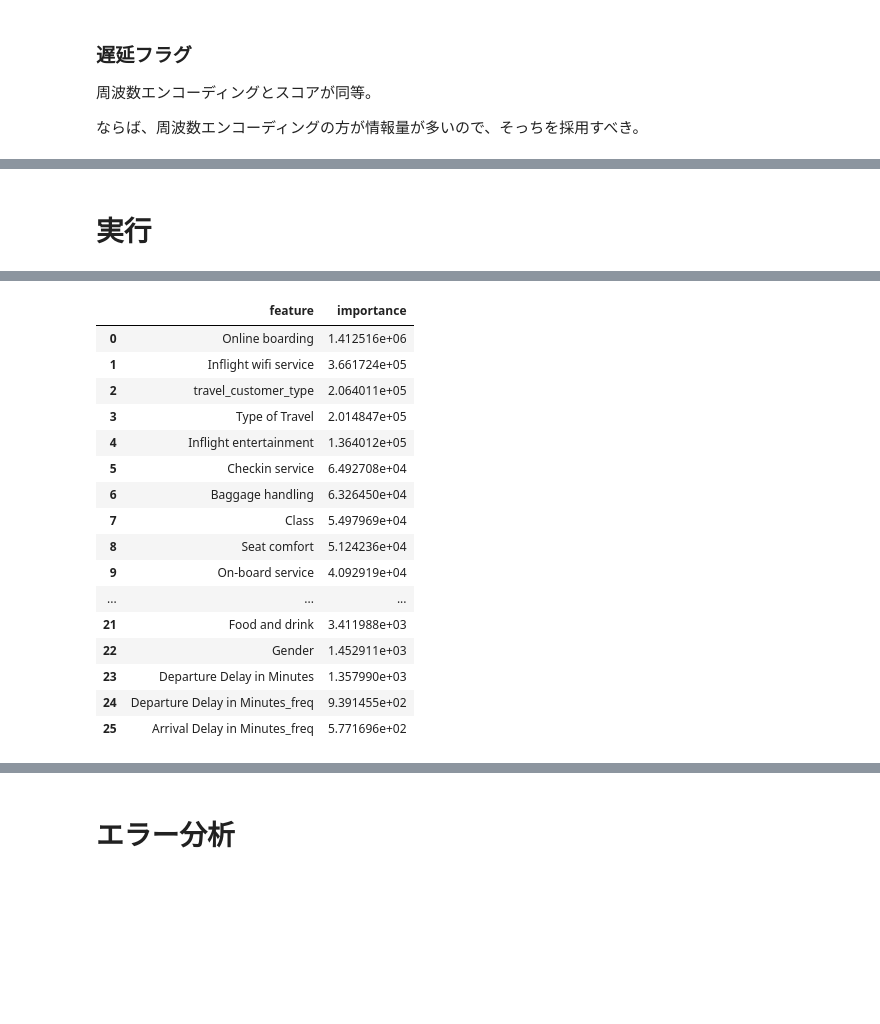
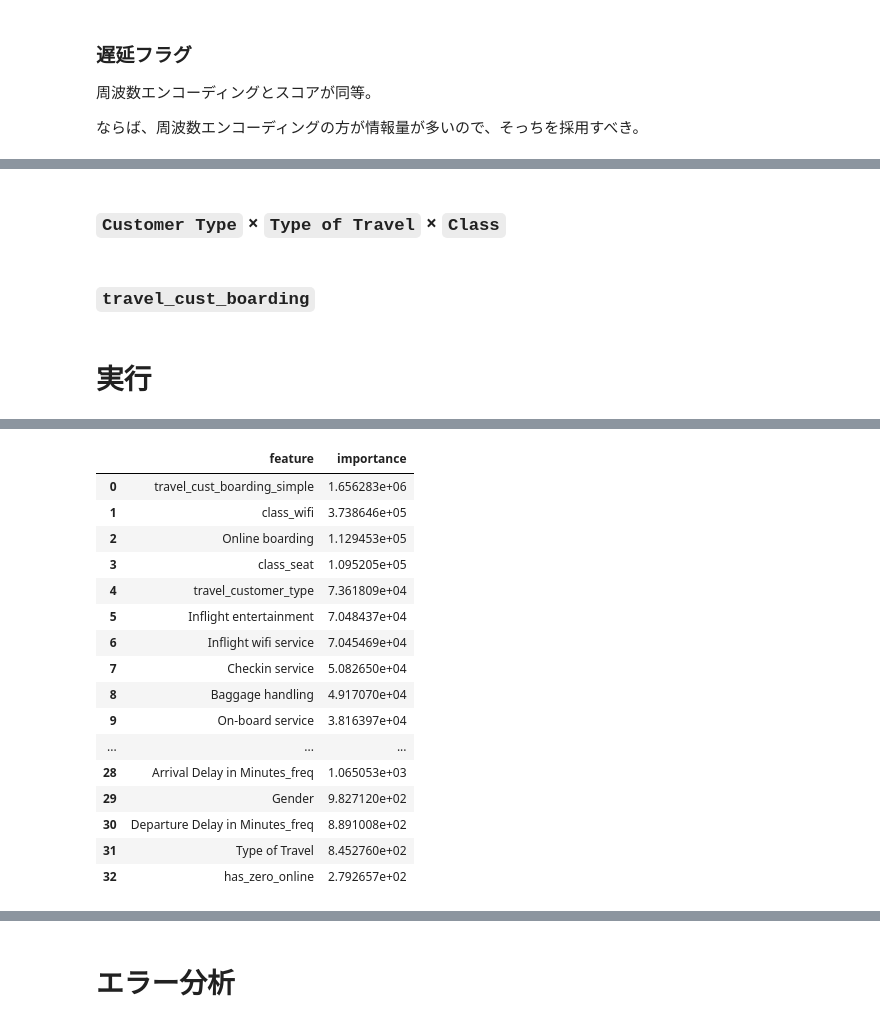
Before and after one commit to shoko-h-s/my_kaggle_solutions, a Jupyter notebook: eda-airline-satisfaction-japanese.ipynb, the cells around one changed output, grey strips where cells are left out. Saved outputs shown, nothing was run; the diff lists cells and outputs as text; code cells hidden in the pictures; blank space fills up the shorter version.

```diff
--- a/eda-airline-satisfaction-japanese.ipynb
+++ b/eda-airline-satisfaction-japanese.ipynb
@@ -247,0 +372,6 @@ test['travel_customer_type'] = test['Type of Travel'] + "_" + test['Customer Typ
+# %%
+train['class_wifi'] = train['Class'] + "_wifi_" + train['Inflight wifi service'].astype(str)
+test['class_wifi'] = test['Class'] + "_wifi_" + test['Inflight wifi service'].astype(str)
+
+train['class_seat'] = train['Class'] + "_seat_" + train['Seat comfort'].astype(str)
+test['class_seat'] = test['Class'] + "_seat_" + test['Seat comfort'].astype(str)
@@ -247,0 +384,10 @@ test['travel_customer_type'] = test['Type of Travel'] + "_" + test['Customer Typ
+# %%
+online_cols = ['Inflight wifi service', 'Ease of Online booking', 'Online boarding']
+
+# 1. いずれかのオンラインサービスが 0（対象外/不使用）かどうかのフラグ
+train['has_zero_online'] = (train[online_cols] == 0).any(axis=1).astype(int)
+test['has_zero_online'] = (test[online_cols] == 0).any(axis=1).astype(int)
+
+# 2. 0 の個数をカウント
+train['zero_online_count'] = (train[online_cols] == 0).sum(axis=1)
+test['zero_online_count'] = (test[online_cols] == 0).sum(axis=1)
@@ -247,0 +400,11 @@ test['travel_customer_type'] = test['Type of Travel'] + "_" + test['Customer Typ
+# %%
+train["travel_time_convenient"] = (
+    train["Type of Travel"]
+    + "_time_"
+    + train["Departure/Arrival time convenient"].astype(str)
+)
+test["travel_time_convenient"] = (
+    test["Type of Travel"]
+    + "_time_"
+    + test["Departure/Arrival time convenient"].astype(str)
+)
@@ -248,3 +415,6 @@ test['travel_customer_type'] = test['Type of Travel'] + "_" + test['Customer Typ
+# %%
+train['class_travel_type'] = train['Class'] + "_" + train['Type of Travel']
+test['class_travel_type'] = test['Class'] + "_" + test['Type of Travel']
 # %% [markdown]
 ## 不採用案
 # %% [markdown]
@@ -298,0 +549,2 @@ test['service_mean'] = test[service_cols].mean(axis=1)
+# %% [markdown]
+### `Customer Type` × `Type of Travel` × `Class`
@@ -298,0 +562,2 @@ test['service_mean'] = test[service_cols].mean(axis=1)
+# %% [markdown]
+### `travel_cust_boarding`
@@ -327,8 +600,14 @@ feature_cols = [
     'Flight Distance_freq',
     'Departure Delay in Minutes_freq',
     'Arrival Delay in Minutes_freq',
-    # 'service_mean',
     'travel_customer_type',
+    'class_wifi',
+    'class_seat',
+    'has_zero_online',
+    'zero_online_count',
+    'travel_time_convenient',
+    'class_travel_type',
+    'travel_cust_boarding_simple',
 ]
 
 
@@ -348,5 +627,5 @@ importance_df = (
     .reset_index(drop=True)
 )
 
-display(importance_df.head(30))
+display(importance_df.head(40))
 # %% [output]
@@ -360,17 +639,17 @@ OOF ROC-AUC Score: 0.95920
 |  | feature | importance |
-| 0 | Online boarding | 1.412516e+06 |
-| 1 | Inflight wifi service | 3.661724e+05 |
-| 2 | travel_customer_type | 2.064011e+05 |
-| 3 | Type of Travel | 2.014847e+05 |
-| 4 | Inflight entertainment | 1.364012e+05 |
-| 5 | Checkin service | 6.492708e+04 |
-| 6 | Baggage handling | 6.326450e+04 |
-| 7 | Class | 5.497969e+04 |
-| 8 | Seat comfort | 5.124236e+04 |
-| 9 | On-board service | 4.092919e+04 |
+| 0 | travel_cust_boarding_simple | 1.656283e+06 |
+| 1 | class_wifi | 3.738646e+05 |
+| 2 | Online boarding | 1.129453e+05 |
+| 3 | class_seat | 1.095205e+05 |
+| 4 | travel_customer_type | 7.361809e+04 |
+| 5 | Inflight entertainment | 7.048437e+04 |
+| 6 | Inflight wifi service | 7.045469e+04 |
+| 7 | Checkin service | 5.082650e+04 |
+| 8 | Baggage handling | 4.917070e+04 |
+| 9 | On-board service | 3.816397e+04 |
 | ... | ... | ... |
-| 21 | Food and drink | 3.411988e+03 |
-| 22 | Gender | 1.452911e+03 |
-| 23 | Departure Delay in Minutes | 1.357990e+03 |
-| 24 | Departure Delay in Minutes_freq | 9.391455e+02 |
-| 25 | Arrival Delay in Minutes_freq | 5.771696e+02 |
+| 28 | Arrival Delay in Minutes_freq | 1.065053e+03 |
+| 29 | Gender | 9.827120e+02 |
+| 30 | Departure Delay in Minutes_freq | 8.891008e+02 |
+| 31 | Type of Travel | 8.452760e+02 |
+| 32 | has_zero_online | 2.792657e+02 |
```
Also changed, not shown: parts of 31 cells of this notebook.
